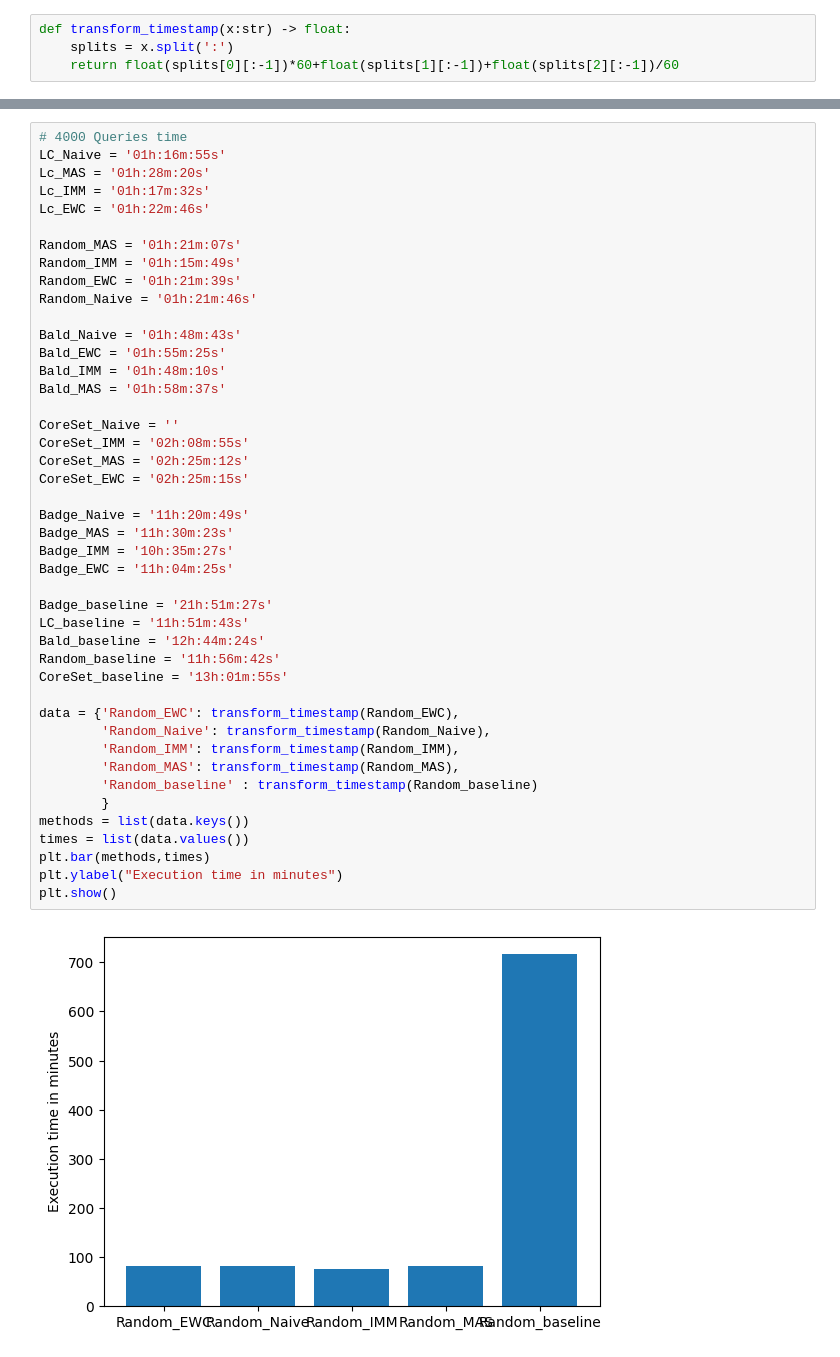
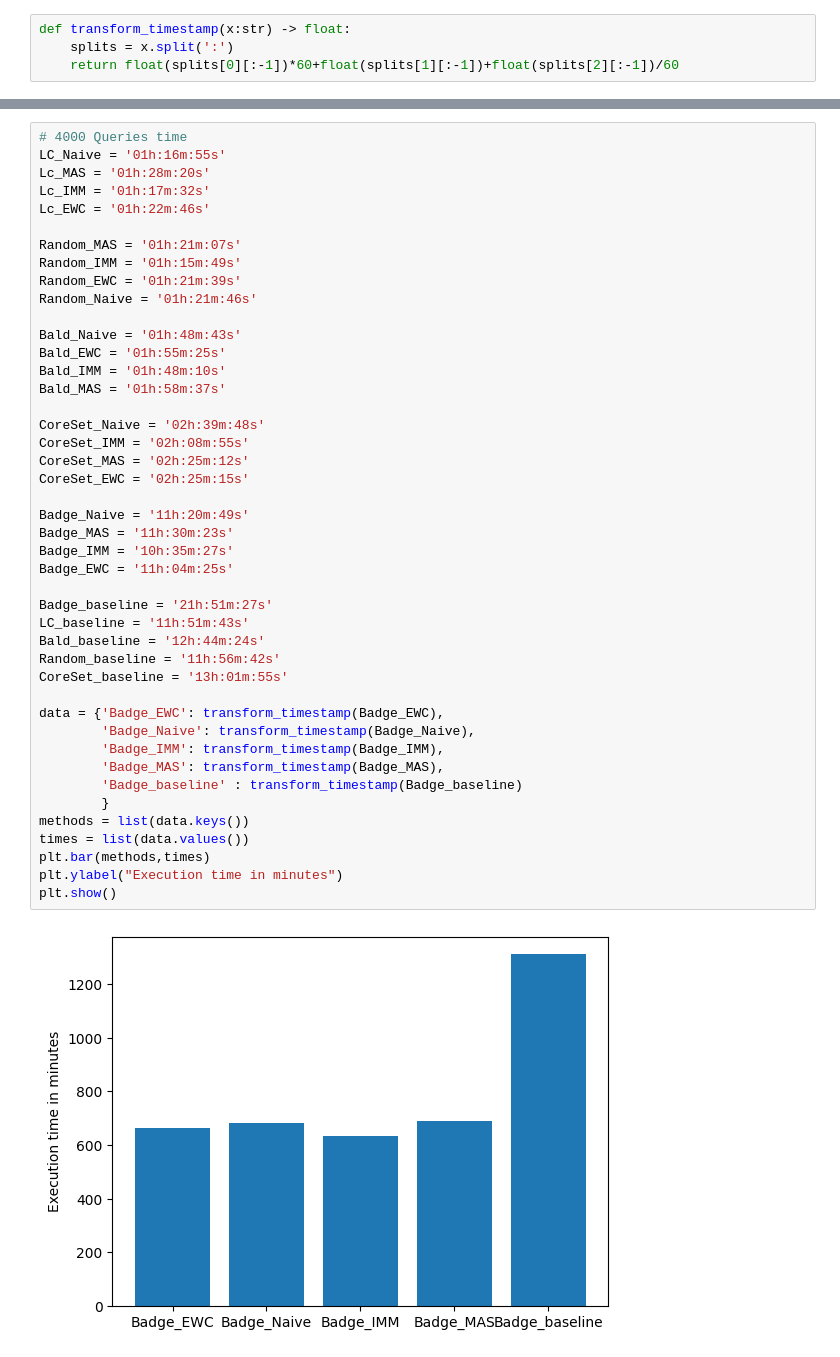
Before and after one commit to FelixMoeller3/calms, a Jupyter notebook: src/evaluation/eval_model_stealing.ipynb, the cells around one changed output, grey strips where cells are left out. Saved outputs shown, nothing was run; the diff lists cells and outputs as text.

```diff
--- a/src/evaluation/eval_model_stealing.ipynb
+++ b/src/evaluation/eval_model_stealing.ipynb
@@ -868,37 +869,37 @@ Random_IMM = '01h:15m:49s'
 Random_EWC = '01h:21m:39s'
 Random_Naive = '01h:21m:46s'
 
 Bald_Naive = '01h:48m:43s'
 Bald_EWC = '01h:55m:25s'
 Bald_IMM = '01h:48m:10s'
 Bald_MAS = '01h:58m:37s'
 
-CoreSet_Naive = ''
+CoreSet_Naive = '02h:39m:48s'
 CoreSet_IMM = '02h:08m:55s'
 CoreSet_MAS = '02h:25m:12s'
 CoreSet_EWC = '02h:25m:15s'
 
 Badge_Naive = '11h:20m:49s'
 Badge_MAS = '11h:30m:23s'
 Badge_IMM = '10h:35m:27s'
 Badge_EWC = '11h:04m:25s'
 
 Badge_baseline = '21h:51m:27s'
 LC_baseline = '11h:51m:43s'
 Bald_baseline = '12h:44m:24s'
 Random_baseline = '11h:56m:42s'
 CoreSet_baseline = '13h:01m:55s'
 
-data = {'Random_EWC': transform_timestamp(Random_EWC),
-        'Random_Naive': transform_timestamp(Random_Naive),
-        'Random_IMM': transform_timestamp(Random_IMM),
-        'Random_MAS': transform_timestamp(Random_MAS),
-        'Random_baseline' : transform_timestamp(Random_baseline)
+data = {'Badge_EWC': transform_timestamp(Badge_EWC),
+        'Badge_Naive': transform_timestamp(Badge_Naive),
+        'Badge_IMM': transform_timestamp(Badge_IMM),
+        'Badge_MAS': transform_timestamp(Badge_MAS),
+        'Badge_baseline' : transform_timestamp(Badge_baseline)
         }
 methods = list(data.keys())
 times = list(data.values())
 plt.bar(methods,times)
 plt.ylabel("Execution time in minutes")
 plt.show()
 # %% [output]
-[figure, old version]
+[figure, new version]
```
Also changed, not shown: parts of 5 cells of this notebook.
